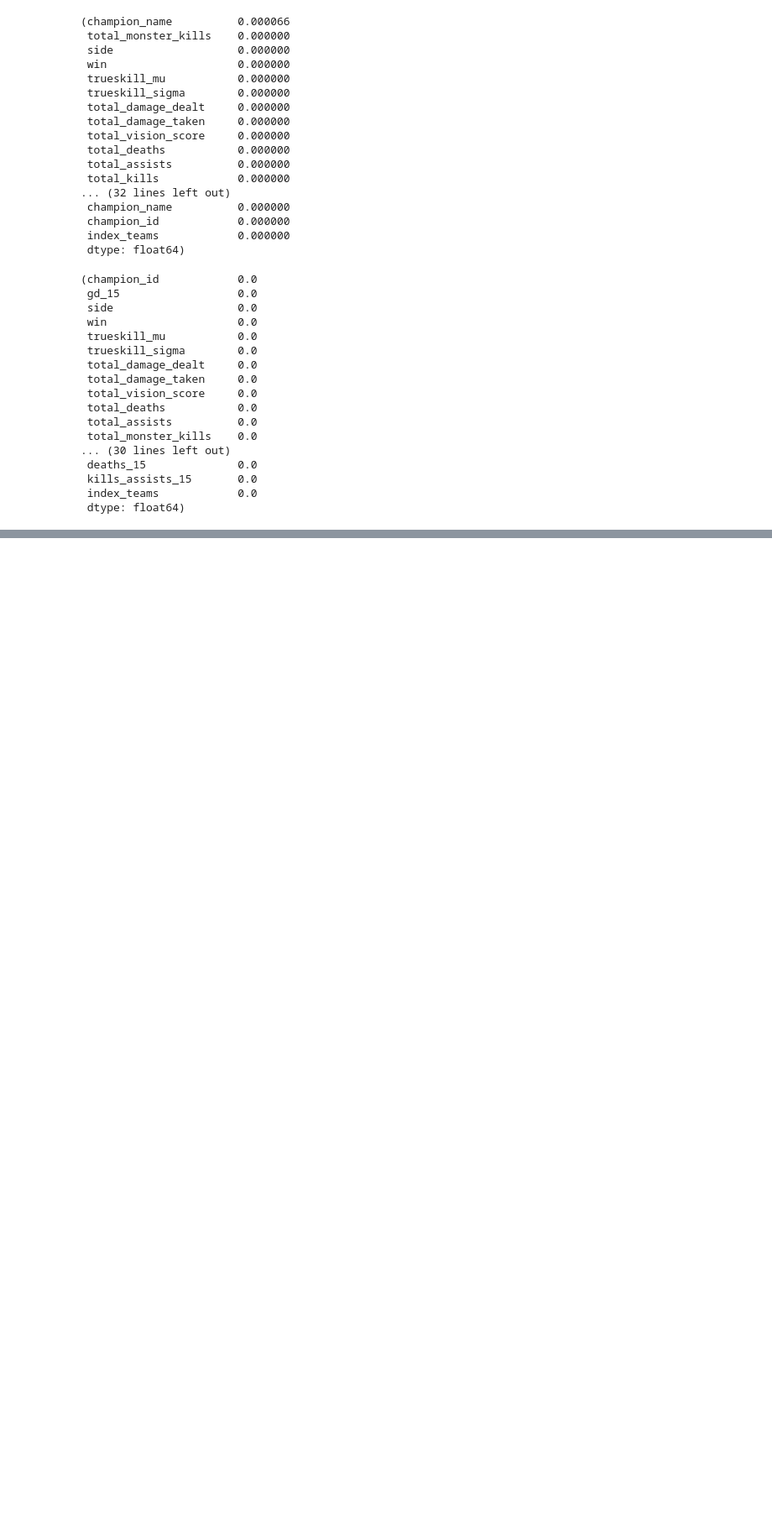
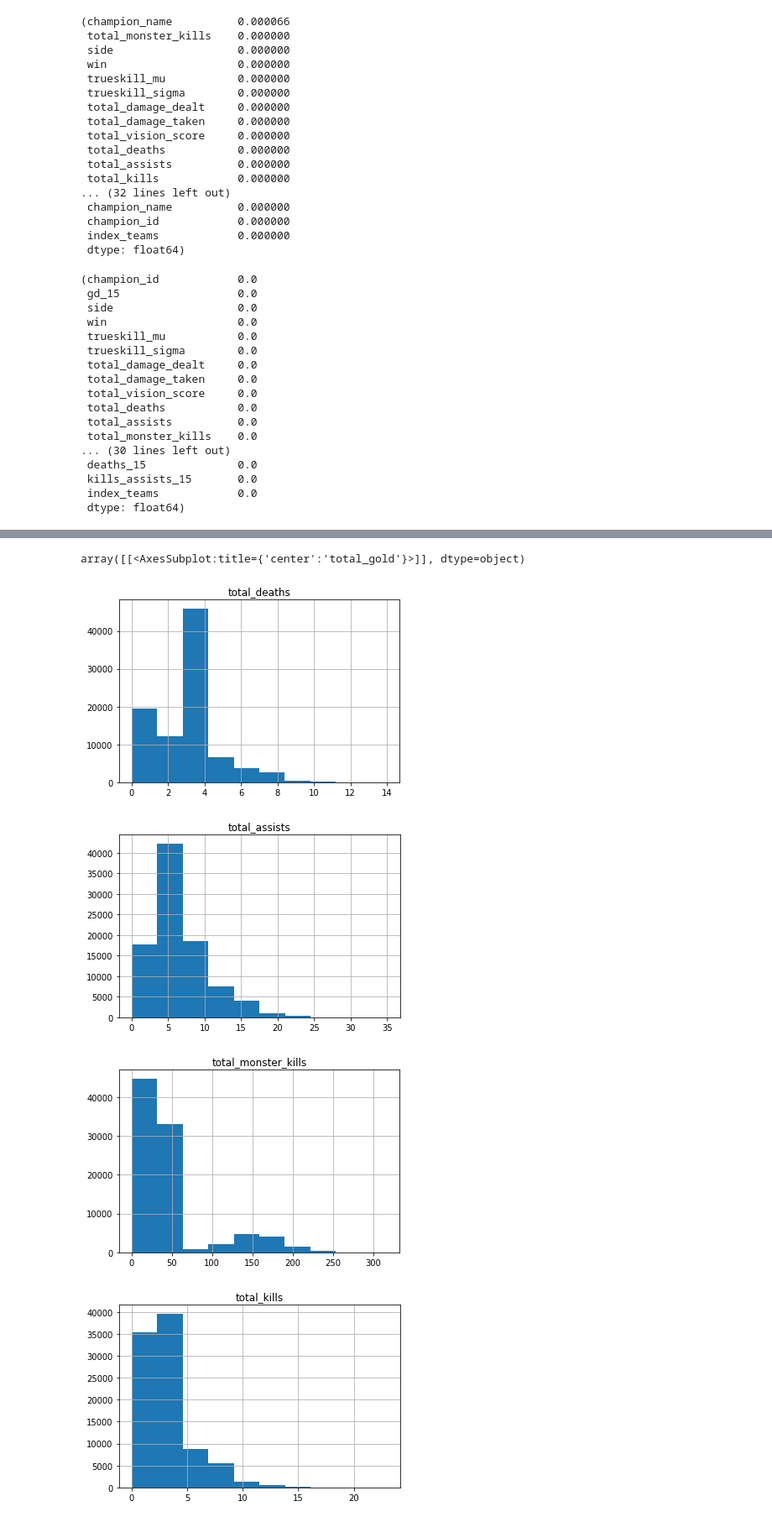
Before and after one commit to stephanyvargas/LoL_winner_predictor, a Jupyter notebook: notebooks/test_data_preprocessing_Stephany.ipynb, the cells around one changed output, grey strips where cells are left out. Shown at 84% size. Saved outputs shown, nothing was run; the diff lists cells and outputs as text; code cells hidden in the pictures; blank space fills up the shorter version.

```diff
--- a/notebooks/test_data_preprocessing_Stephany.ipynb
+++ b/notebooks/test_data_preprocessing_Stephany.ipynb
@@ -482,0 +490,13 @@ Use the df_normalize_BLUE(RED) for and easy ML model -> not include the teams or
+# %%
+df_normalized_BLUE.hist(null_data_BLUE.keys()[9])
+df_normalized_BLUE.hist(null_data_BLUE.keys()[10])
+df_normalized_BLUE.hist(null_data_BLUE.keys()[11])
+df_normalized_BLUE.hist(null_data_BLUE.keys()[12])
+df_normalized_BLUE.hist(null_data_BLUE.keys()[13])
+df_normalized_BLUE.hist(null_data_BLUE.keys()[14])
+# %% [output]
+array([[<AxesSubplot:title={'center':'total_gold'}>]], dtype=object)
+[figure, added]
+[figure, added]
+[figure, added]
+[figure, added]
```
Also changed, not shown: parts of 37 cells of this notebook.
